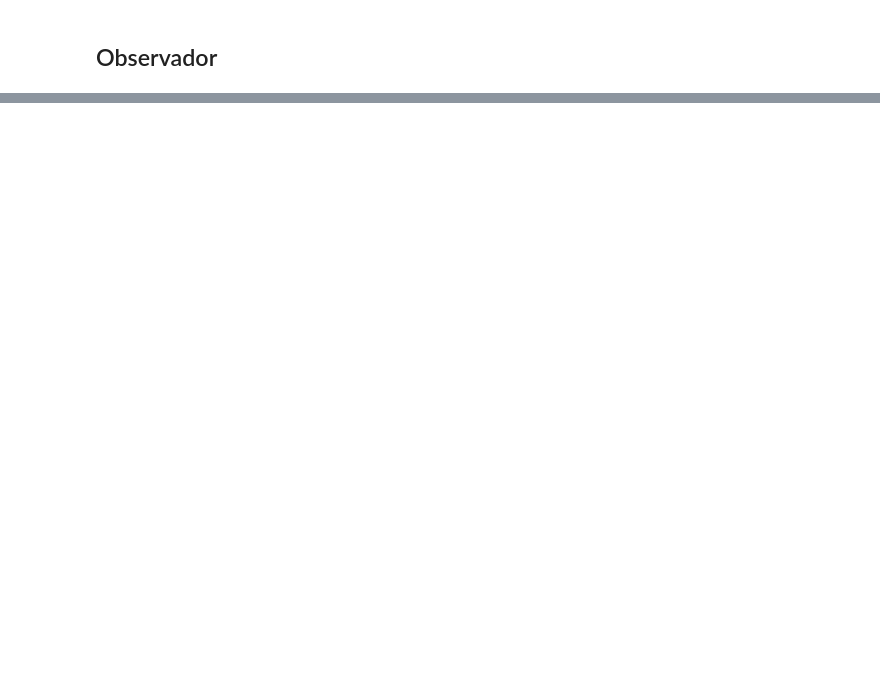
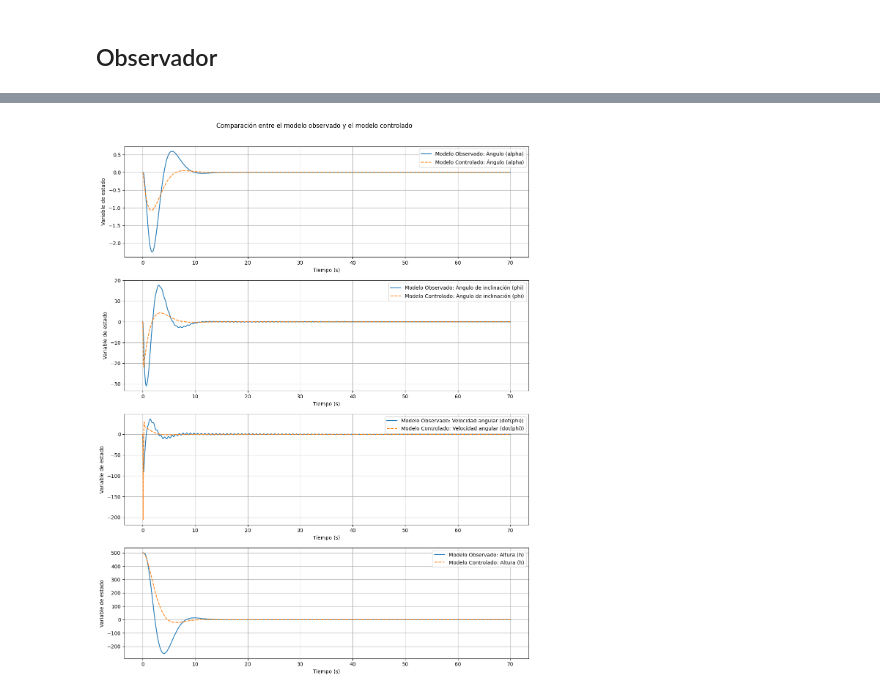
Before and after one commit to mateooD/SCII_TPs, a Jupyter notebook: Actividad_2/2_avion.ipynb, the cells around one changed output, grey strips where cells are left out. Saved outputs shown, nothing was run; the diff lists cells and outputs as text; code cells hidden in the pictures; blank space fills up the shorter version.

```diff
--- a/Actividad_2/2_avion.ipynb
+++ b/Actividad_2/2_avion.ipynb
@@ -223,0 +204,29 @@ ValueError: shapes (4,4) and (996,4) not aligned: 4 (dim 1) != 996 (dim 0)
+# %%
+# Condiciones iniciales y tiempo de simulación
+x0_real = np.array([0, 0, 0, 500])  # Condiciones iniciales reales
+x0_hat = np.array([0, 0, 0, 0])  # Estimaciones iniciales (observador)
+x0_combined = np.hstack((x0_real, x0_hat))  # Condiciones iniciales combinadas
+t = np.linspace(0, 70, 1000)  # Tiempo de simulación
+
+# Integrar el sistema de ecuaciones diferenciales utilizando odeint
+x_combined = odeint(system_with_observer, x0_combined, t)
+x_controlled = odeint(system, x0_real, t)
+
+# Graficar las variables de estado y compararlas
+fig, axs = plt.subplots(4, 1, figsize=(12, 16))
+
+variables = ['Ángulo (alpha)', 'Ángulo de inclinación (phi)', 'Velocidad angular (dot(phi))', 'Altura (h)']
+
+for i in range(4):
+    axs[i].plot(t, x_combined[:, i], label=f'Modelo Observado: {variables[i]}')
+    axs[i].plot(t, x_controlled[:, i], label=f'Modelo Controlado: {variables[i]}', linestyle='--')
+    axs[i].set_xlabel('Tiempo (s)')
+    axs[i].set_ylabel('Variable de estado')
+    axs[i].legend()
+    axs[i].grid(True)
+
+plt.suptitle('Comparación entre el modelo observado y el modelo controlado')
+plt.tight_layout(rect=[0, 0.03, 1, 0.97])
+plt.show()
+# %% [output]
+[figure, added]
```
Also changed, not shown: parts of 6 cells of this notebook, 1 other file.
